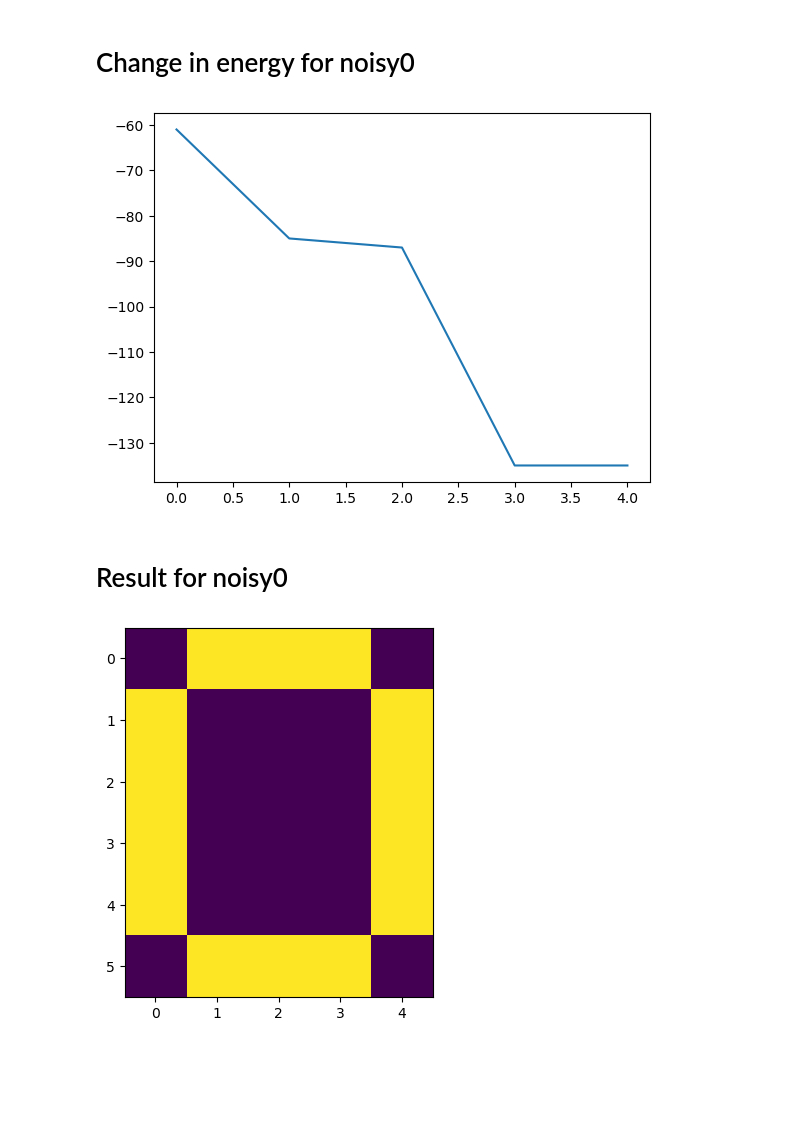
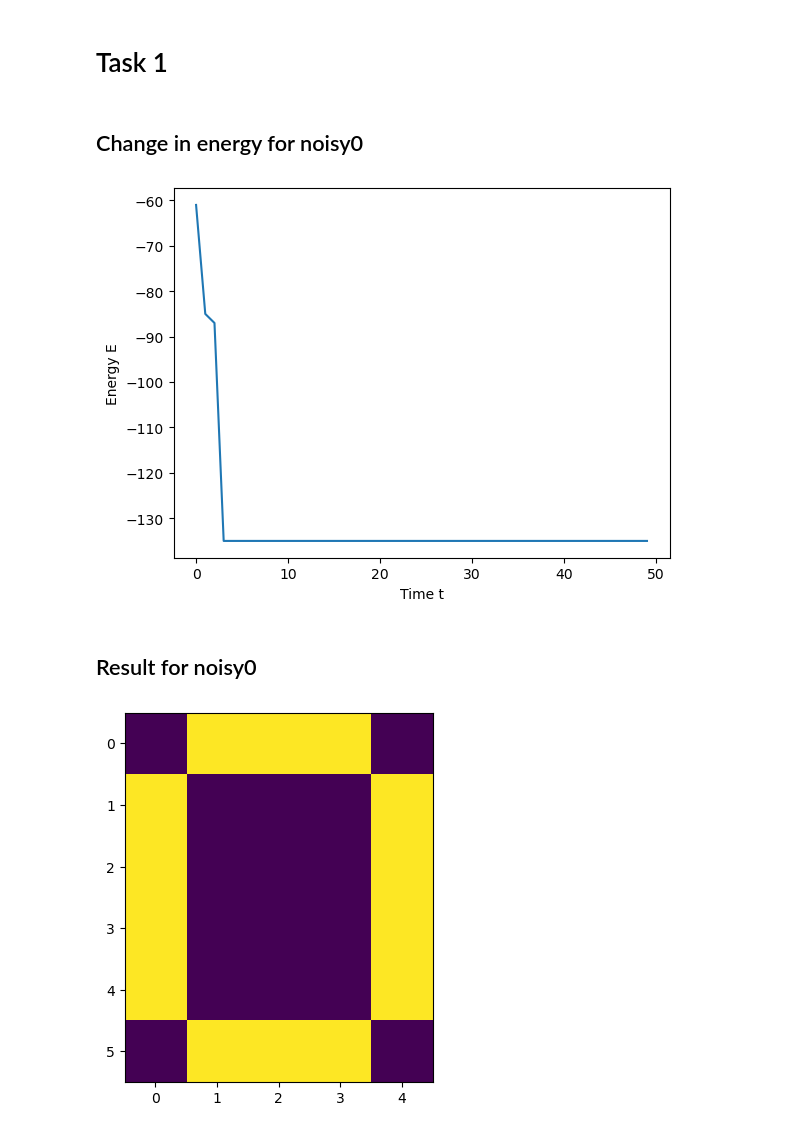
Before and after one commit to draczew23/cmcs_lab_2, a Jupyter notebook: notebook_test.ipynb, the cells around one changed output. Saved outputs shown, nothing was run; the diff lists cells and outputs as text; code cells hidden in the pictures; blank space fills up the shorter version.

```diff
--- a/notebook_test.ipynb
+++ b/notebook_test.ipynb
@@ -1,3 +1,5 @@
+# %% [markdown]
+# Task 1
 # %%
 import matplotlib.pyplot as plt
 import matplotlib as mpl
@@ -74,7 +76,7 @@ noisy2b = np.where(noisy2b != 0, noisy2b, -1)
 
 #   Initialization
 
-time_step = 5
+time_step = 50
 
 noisy0_copy = noisy0.copy()
 noisy1_copy = noisy2.copy()
@@ -131,16 +133,18 @@ for t in range(time_step):
     energy_two = np.append(energy_two, energy_sum)
     #c_where_lower = c < 0
     #noisy2_copy[c_where_lower] = np.negative(noisy2_copy[c_where_lower])
-    noisy2b_copy = np.sign(c)
+    noisy2_copy = np.sign(c)
 # %% [markdown]
-# Change in energy for noisy0
+## Change in energy for noisy0
 # %%
 plt.plot(time_axis, energy_zero)
+plt.ylabel("Energy E")
+plt.xlabel("Time t")
 plt.show()
 # %% [output]
-[figure, old version]
+[figure, new version]
 # %% [markdown]
-# Result for noisy0
+## Result for noisy0
 # %%
 
 D = np.reshape(noisy0_copy, (-6, 5))
```
Also changed, not shown: parts of 10 cells of this notebook.
